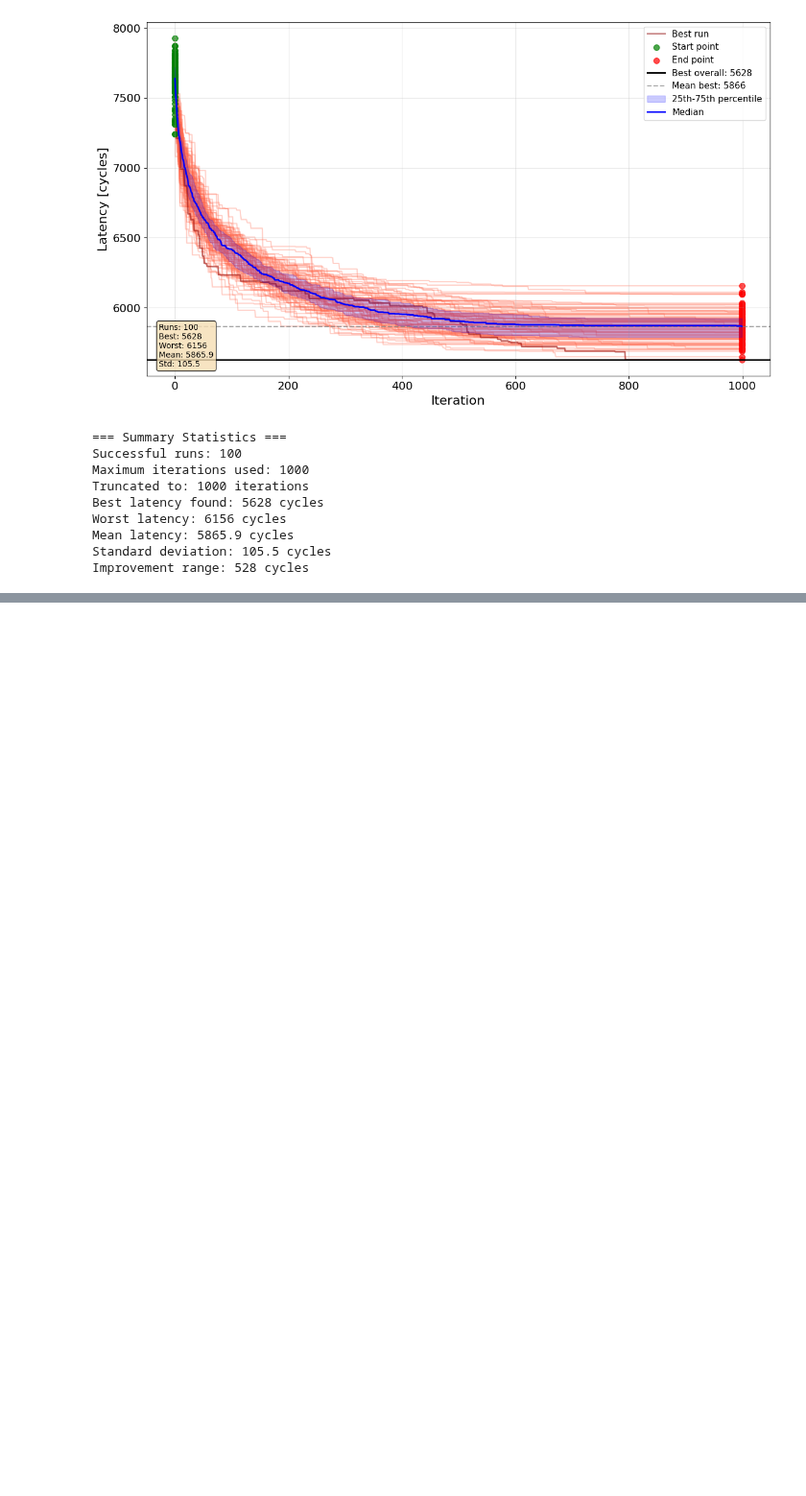
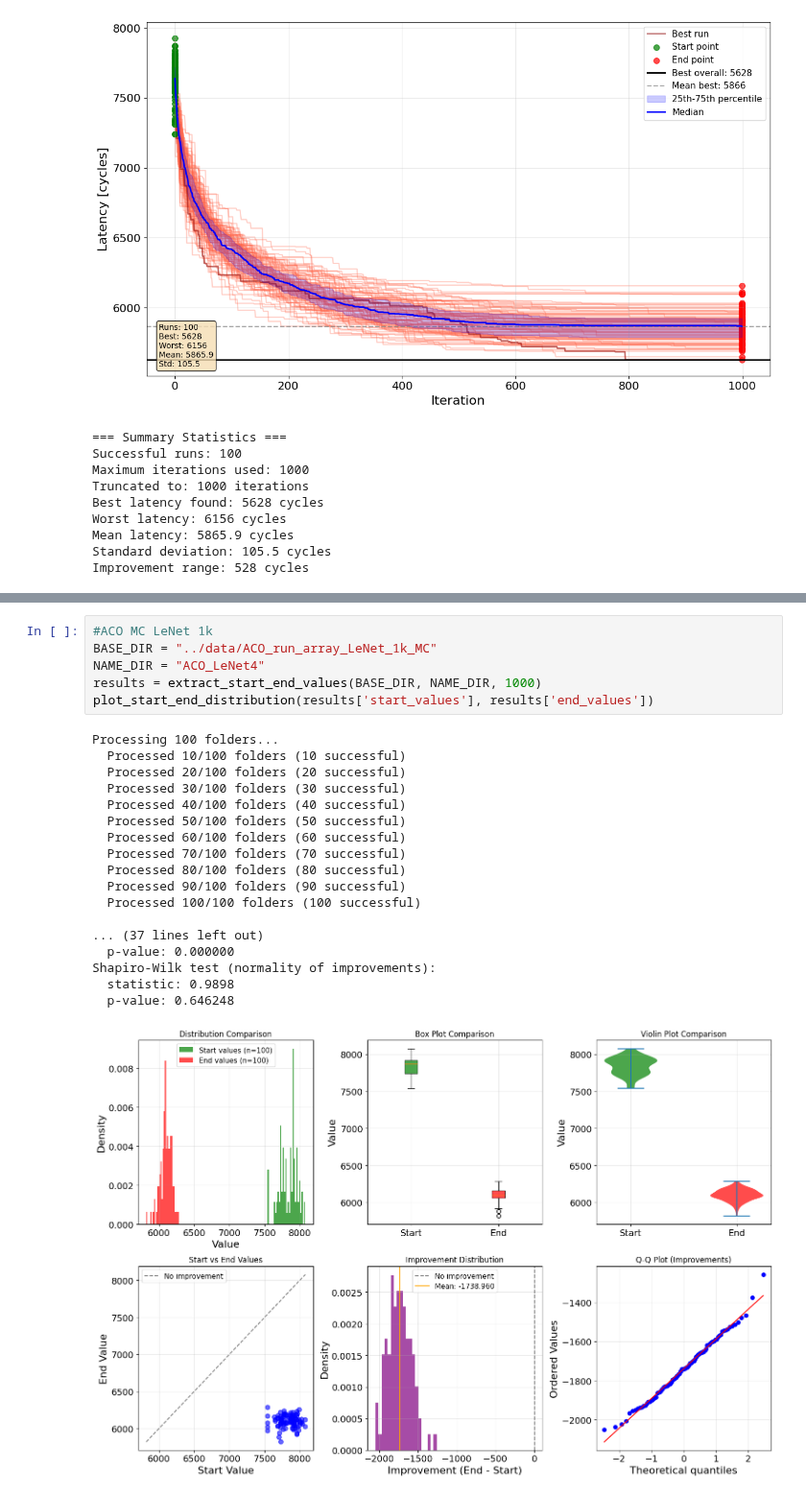
Before and after one commit to jjastrz14/ReNOS, a Jupyter notebook: notebooks/monte_carlo_convergence.ipynb, the cells around one changed output, grey strips where cells are left out. Shown at 96% size. Drawn from its saved outputs; the diff is of its cells as text; blank space fills up the shorter version.

```diff
--- a/notebooks/monte_carlo_convergence.ipynb
+++ b/notebooks/monte_carlo_convergence.ipynb
@@ -196,0 +491,25 @@ Improvement range: 528 cycles
+# %%
+#ACO MC LeNet 1k
+BASE_DIR = "../data/ACO_run_array_LeNet_1k_MC"
+NAME_DIR = "ACO_LeNet4"
+results = extract_start_end_values(BASE_DIR, NAME_DIR, 1000)
+plot_start_end_distribution(results['start_values'], results['end_values'])
+# %% [output]
+Processing 100 folders...
+  Processed 10/100 folders (10 successful)
+  Processed 20/100 folders (20 successful)
+  Processed 30/100 folders (30 successful)
+  Processed 40/100 folders (40 successful)
+  Processed 50/100 folders (50 successful)
+  Processed 60/100 folders (60 successful)
+  Processed 70/100 folders (70 successful)
+  Processed 80/100 folders (80 successful)
+  Processed 90/100 folders (90 successful)
+  Processed 100/100 folders (100 successful)
+
+... (37 lines left out)
+  p-value: 0.000000
+Shapiro-Wilk test (normality of improvements):
+  statistic: 0.9898
+  p-value: 0.646248
+[figure, added]
```
Also changed, not shown: parts of 6 cells of this notebook, 1 other file.
